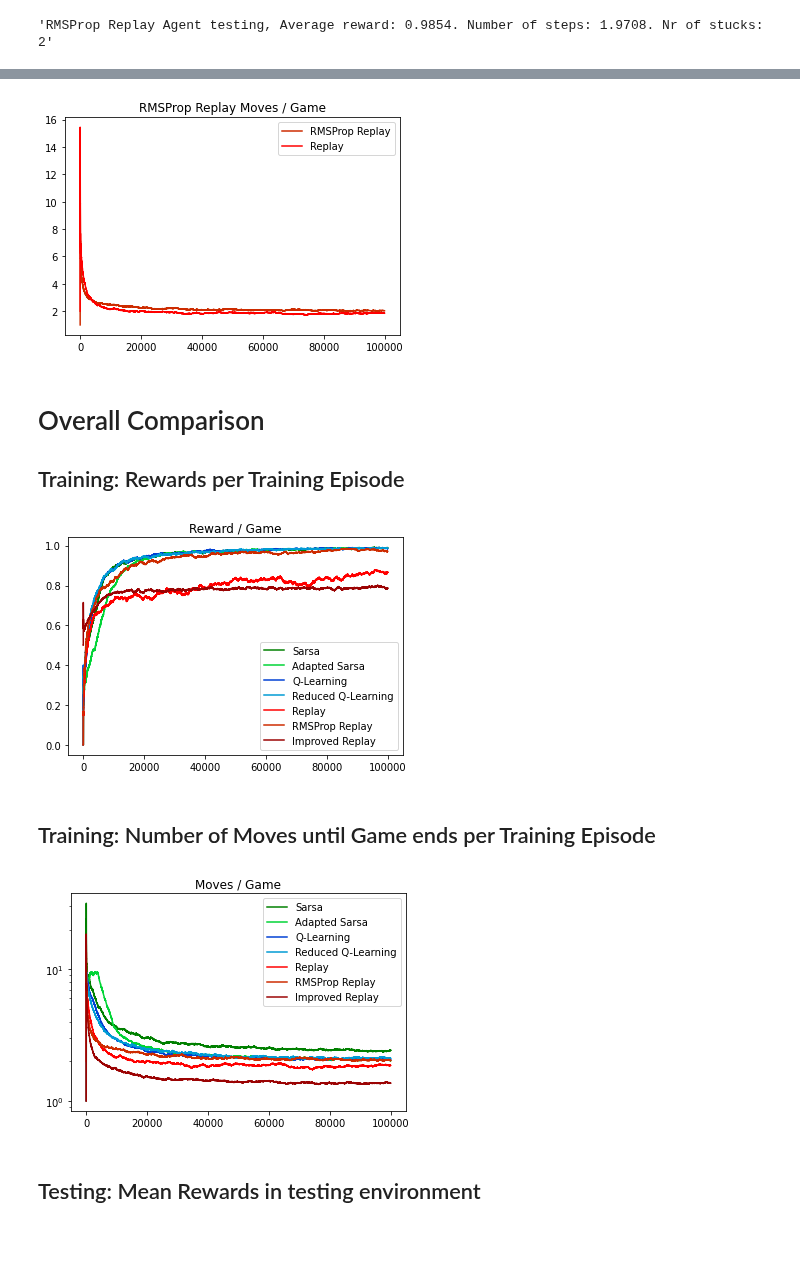
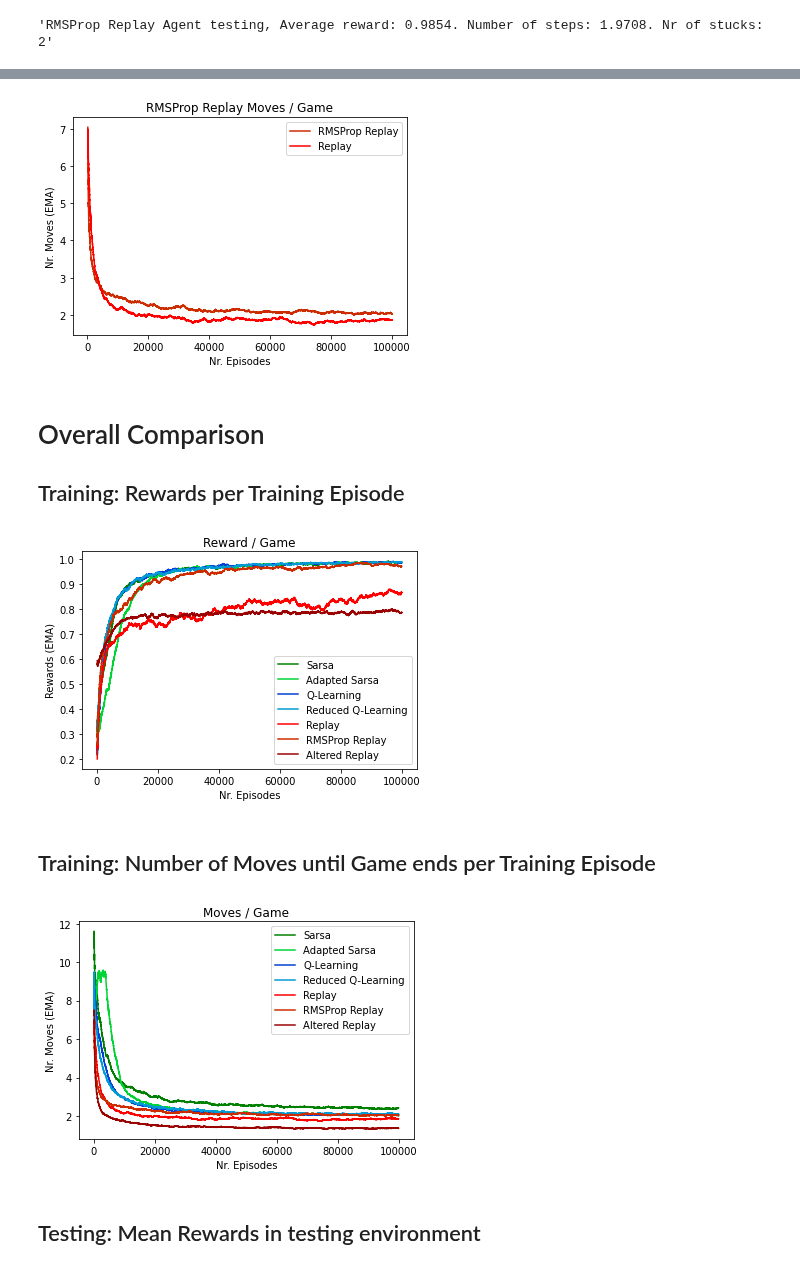
Before and after one commit to thommann/ItRL, a Jupyter notebook: AssignmentFiles/Assignment.ipynb, the cells around one changed output, grey strips where cells are left out. Drawn from its saved outputs; the diff is of its cells as text; code cells hidden in the pictures; blank space fills up the shorter version.

```diff
--- a/AssignmentFiles/Assignment.ipynb
+++ b/AssignmentFiles/Assignment.ipynb
@@ -632,10 +648,12 @@ plt.show()
 # %%
-replay_ema_moves = pd.DataFrame(replay_count).ewm(halflife=1000).mean()
+replay_ema_moves = pd.DataFrame(replay_count).ewm(halflife=1000).mean()[DENOISING_CUT:]
 plt.figure()
 plt.title("Experience Replay vs Q-Learning Moves / Game")
 plt.plot(replay_ema_moves, label="Experience Replay", color=REPLAY_COLOR)
 plt.plot(qlearn_ema_moves, label="Q-Learning", color=QLEARNING_COLOR)
 plt.legend()
+plt.xlabel("Nr. Episodes")
+plt.ylabel("Nr. Moves (EMA)")
 plt.savefig("replay_moves.pdf")
 plt.show()
 # %% [output]
@@ -671,10 +691,12 @@ plt.show()
 # %%
-improved_ema_moves = pd.DataFrame(improved_count).ewm(halflife=1000).mean()
+improved_ema_moves = pd.DataFrame(improved_count).ewm(halflife=1000).mean()[DENOISING_CUT:]
 plt.figure()
-plt.title("Improved Replay Moves / Game")
-plt.plot(improved_ema_moves, label="Improved Replay", color=IMPROVED_REPLAY_COLOR)
+plt.title("Altered Replay Moves / Game")
+plt.plot(improved_ema_moves, label="Altered Replay", color=IMPROVED_REPLAY_COLOR)
 plt.plot(replay_ema_moves, label="Replay", color=REPLAY_COLOR)
 plt.legend()
+plt.xlabel("Nr. Episodes")
+plt.ylabel("Nr. Moves (EMA)")
 plt.savefig("improved_replay_moves.pdf")
 plt.show()
 # %% [output]
@@ -710,10 +734,12 @@ plt.show()
 # %%
-minimal_ema_moves = pd.DataFrame(minimal_count).ewm(halflife=1000).mean()
+minimal_ema_moves = pd.DataFrame(minimal_count).ewm(halflife=1000).mean()[DENOISING_CUT:]
 plt.figure()
 plt.title("Less-Information Q-Learning Moves / Game")
 plt.plot(minimal_ema_moves, label="Reduced Q-Learning", color=REDUCED_QLEARNING_COLOR)
 plt.plot(qlearn_ema_moves, label="Q-Learning", color=QLEARNING_COLOR)
 plt.legend()
+plt.xlabel("Nr. Episodes")
+plt.ylabel("Nr. Moves (EMA)")
 plt.savefig("minimal_qlearning_moves.pdf")
 plt.show()
 # %% [output]
@@ -749,20 +777,22 @@ plt.show()
 # %%
-rmsprop_ema_moves = pd.DataFrame(rmsprop_count).ewm(halflife=1000).mean()
+rmsprop_ema_moves = pd.DataFrame(rmsprop_count).ewm(halflife=1000).mean()[DENOISING_CUT:]
 plt.figure()
 plt.title("RMSProp Replay Moves / Game")
 plt.plot(rmsprop_ema_moves, label="RMSProp Replay", color=RMSPROP_REPLAY_COLOR)
 plt.plot(replay_ema_moves, label="Replay", color=REPLAY_COLOR)
 plt.legend()
+plt.xlabel("Nr. Episodes")
+plt.ylabel("Nr. Moves (EMA)")
 plt.savefig("rmsprop_replay_moves.pdf")
 plt.show()
 # %% [output]
-[figure, old version]
+[figure, new version]
 # %% [markdown]
 # Overall Comparison
 
 ## Training: Rewards per Training Episode
 # %%
-rmsprop_ema_reward = pd.DataFrame(rmsprop_rewards).ewm(halflife=1000).mean()
+rmsprop_ema_reward = pd.DataFrame(rmsprop_rewards).ewm(halflife=1000).mean()[DENOISING_CUT:]
 plt.figure()
 plt.title("Reward / Game")
 plt.plot(sarsa_ema_reward, label="Sarsa", color=SARSA_COLOR)
@@ -771,30 +801,33 @@ plt.plot(qlearn_ema_reward, label="Q-Learning", color=QLEARNING_COLOR)
 plt.plot(minimal_ema_reward, label="Reduced Q-Learning", color=REDUCED_QLEARNING_COLOR)
 plt.plot(replay_ema_reward, label="Replay", color=REPLAY_COLOR)
 plt.plot(rmsprop_ema_reward, label="RMSProp Replay", color=RMSPROP_REPLAY_COLOR)
-plt.plot(improved_ema_reward, label="Improved Replay", color=IMPROVED_REPLAY_COLOR)
+plt.plot(improved_ema_reward, label="Altered Replay", color=IMPROVED_REPLAY_COLOR)
 plt.legend()
+plt.xlabel("Nr. Episodes")
+plt.ylabel("Rewards (EMA)")
 plt.savefig("overall_train_rewards.pdf")
 plt.show()
 # %% [output]
-[figure, old version]
+[figure, new version]
 # %% [markdown]
 ## Training: Number of Moves until Game ends per Training Episode
 # %%
 plt.figure()
 plt.title("Moves / Game")
 plt.plot(sarsa_ema_moves, label="Sarsa", color=SARSA_COLOR)
 plt.plot(adapted_sarsa_ema_moves, label="Adapted Sarsa", color=ADAPTED_SARSA_COLOR)
 plt.plot(qlearn_ema_moves, label="Q-Learning", color=QLEARNING_COLOR)
 plt.plot(minimal_ema_moves, label="Reduced Q-Learning", color=REDUCED_QLEARNING_COLOR)
 plt.plot(replay_ema_moves, label="Replay", color=REPLAY_COLOR)
 plt.plot(rmsprop_ema_moves, label="RMSProp Replay", color=RMSPROP_REPLAY_COLOR)
-plt.plot(improved_ema_moves, label="Improved Replay", color=IMPROVED_REPLAY_COLOR)
-plt.yscale("log")
+plt.plot(improved_ema_moves, label="Altered Replay", color=IMPROVED_REPLAY_COLOR)
+plt.xlabel("Nr. Episodes")
+plt.ylabel("Nr. Moves (EMA)")
 plt.legend()
 plt.savefig("overall_train_moves.pdf")
 plt.show()
 # %% [output]
-[figure, old version]
+[figure, new version]
 # %% [markdown]
 ## Testing: Mean Rewards in testing environment
 # %%
```
Also changed, not shown: parts of 18 cells of this notebook, 18 other files.
